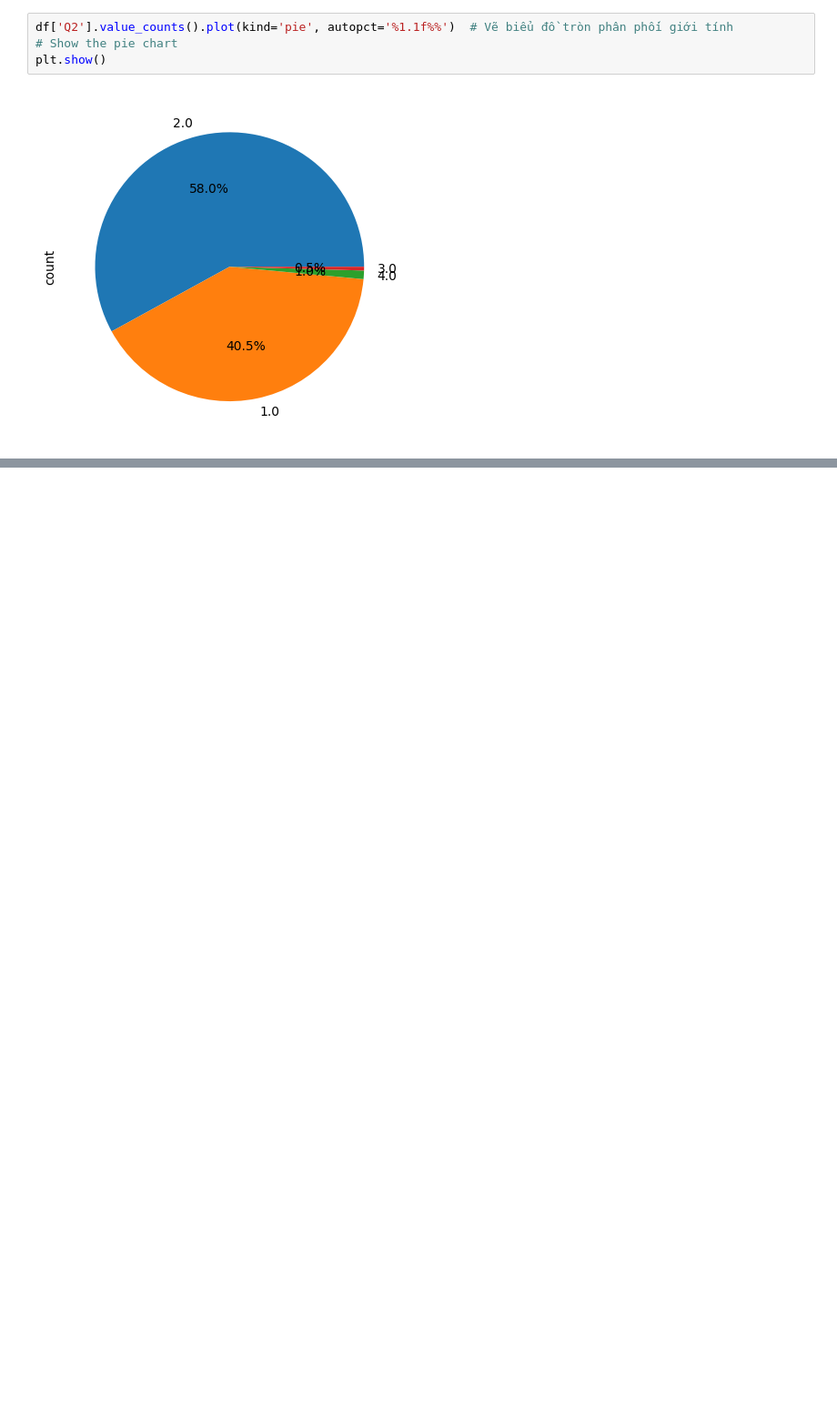
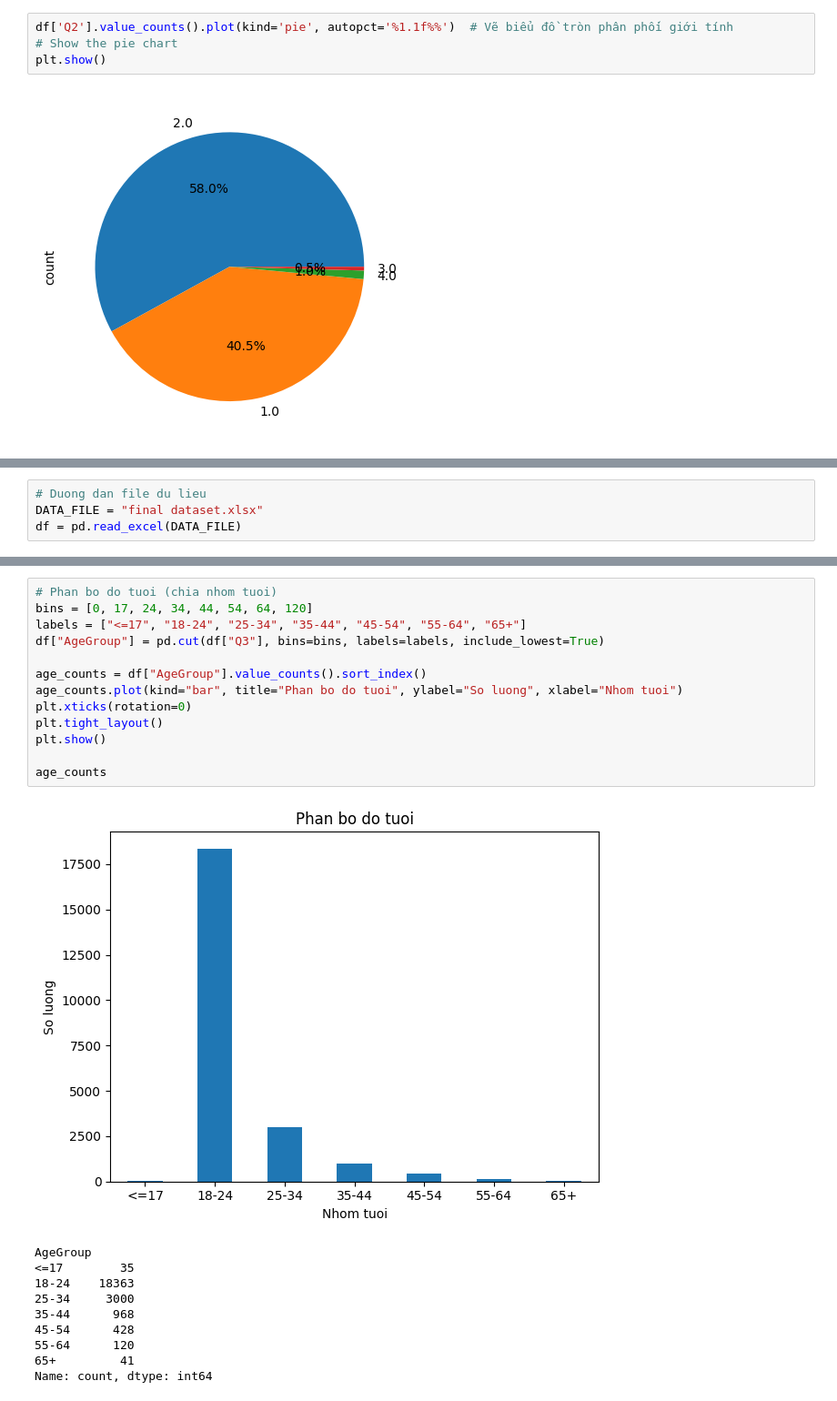
Before and after one commit to mnguyt25/quan-ly-thu-vien, a Jupyter notebook: Bai 50/bai50.ipynb, the cells around one changed output, grey strips where cells are left out. Shown at 91% size. Saved outputs shown, nothing was run; the diff lists cells and outputs as text; blank space fills up the shorter version.

Commit message:
Phan bo gioi tinh, do tuoi, muc su dung

```diff
--- a/Bai 50/bai50.ipynb
+++ b/Bai 50/bai50.ipynb
@@ -9299,0 +9333,4 @@ plt.show()
+# %%
+# Duong dan file du lieu
+DATA_FILE = "final dataset.xlsx"
+df = pd.read_excel(DATA_FILE)
@@ -9299,0 +9357,24 @@ plt.show()
+# %%
+# Phan bo do tuoi (chia nhom tuoi)
+bins = [0, 17, 24, 34, 44, 54, 64, 120]
+labels = ["<=17", "18-24", "25-34", "35-44", "45-54", "55-64", "65+"]
+df["AgeGroup"] = pd.cut(df["Q3"], bins=bins, labels=labels, include_lowest=True)
+
+age_counts = df["AgeGroup"].value_counts().sort_index()
+age_counts.plot(kind="bar", title="Phan bo do tuoi", ylabel="So luong", xlabel="Nhom tuoi")
+plt.xticks(rotation=0)
+plt.tight_layout()
+plt.show()
+
+age_counts
+# %% [output]
+[figure, added]
+AgeGroup
+<=17        35
+18-24    18363
+25-34     3000
+35-44      968
+45-54      428
+55-64      120
+65+         41
+Name: count, dtype: int64
```
Also changed, not shown: parts of 9 cells of this notebook, 1 other file.
